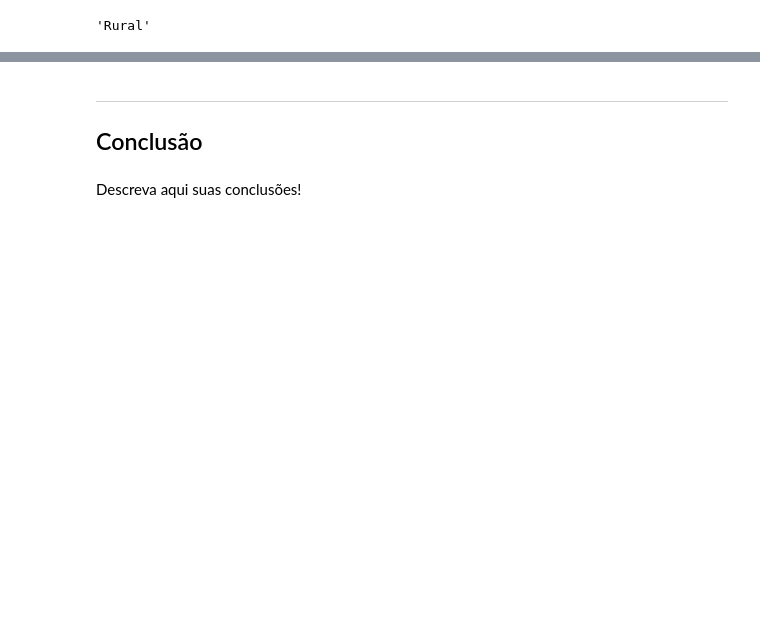
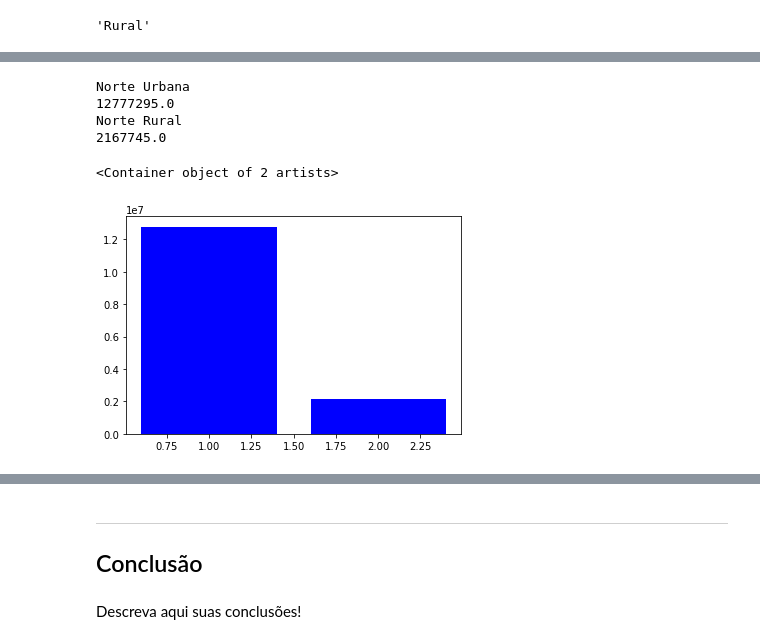
Before and after one commit to gabrielvf1/CienciaDosDados, a Jupyter notebook: Projeto1 Layout.ipynb, the cells around one changed output, grey strips where cells are left out. Drawn from its saved outputs; the diff is of its cells as text; code cells hidden in the pictures; blank space fills up the shorter version.

```diff
--- a/Projeto1 Layout.ipynb
+++ b/Projeto1 Layout.ipynb
@@ -116,0 +310,17 @@ Name: Regiao, dtype: int64
+# %%
+dadosNorte = dadosFinal[(dadosFinal.Regiao=='Norte')]
+dadosSul = dadosFinal[(dadosFinal.Regiao=='Sul')]
+dadosNordeste = dadosFinal[(dadosFinal.Regiao=='Nordeste')]
+dadosSuldeste = dadosFinal[(dadosFinal.Regiao=='Suldeste')]
+dadosCentroOeste = dadosFinal[(dadosFinal.Regiao=='Centro Oeste')]
+print(dadosNorte.Renda.sum())
+print(dadosSul.Renda.sum())
+print(dadosNordeste.Renda.sum())
+print(dadosSuldeste.Renda.sum())
+print(dadosCentroOeste.Renda.sum())
+
+dadosNorteUrbana = dadosNorte[(dadosNorte.Meio=='Urbana')]
+dadosNorteRural = dadosNorte[(dadosNorte.Meio=='Rural')]
+print('Oi')
+print(dadosNorteUrbana.Renda.sum())
+print(dadosNorteRural.Renda.sum())
@@ -116,0 +336,21 @@ Name: Regiao, dtype: int64
+# %%
+#Norte
+dadosNorteUrbana = dadosNorte[(dadosNorte.Meio=='Urbana')]
+dadosNorteRural = dadosNorte[(dadosNorte.Meio=='Rural')]
+print('Norte Urbana')
+DadosNorteUrbanaRendaSomada = dadosNorteUrbana.Renda.sum()
+print(DadosNorteUrbanaRendaSomada)
+print('Norte Rural')
+DadosNorteRuralRendaSomada = dadosNorteRural.Renda.sum()
+print(DadosNorteRuralRendaSomada)
+
+DadosNorteRendaSomada = [dadosNorteUrbana.Renda.sum() , dadosNorteRural.Renda.sum()]
+TotalNorte = dadosNorteUrbana.Renda.sum() + dadosNorteRural.Renda.sum()
+plt.bar([1,2],DadosNorteRendaSomada, color="blue")
+# %% [output]
+Norte Urbana
+12777295.0
+Norte Rural
+2167745.0
+<Container object of 2 artists>
+[figure, added]
```
Also changed, not shown: parts of 31 cells of this notebook, 1 other file.
